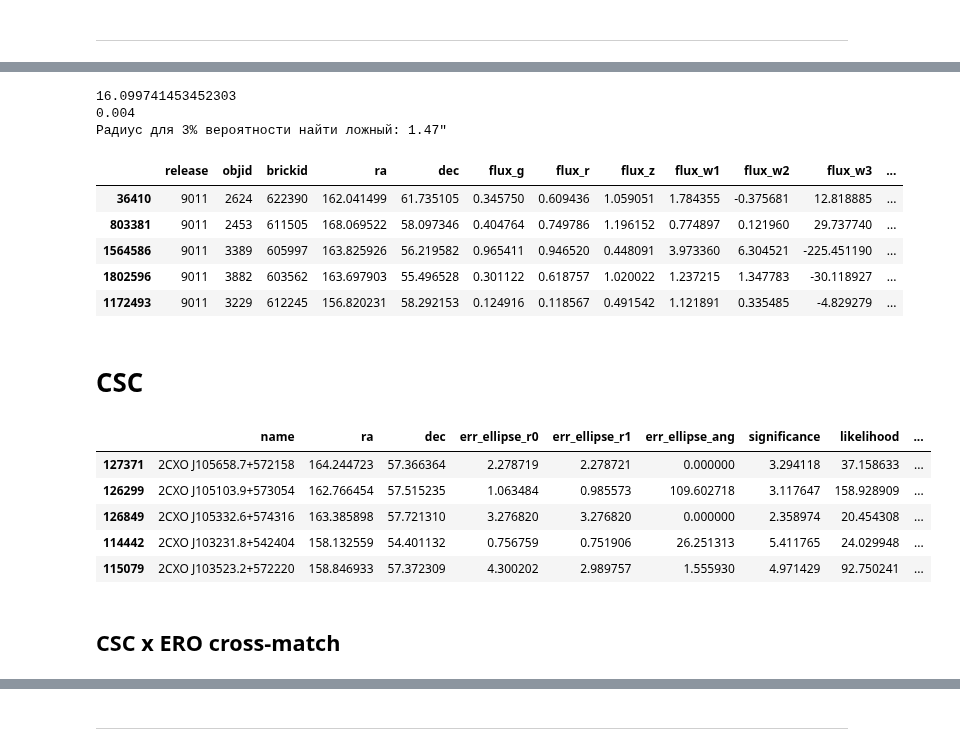
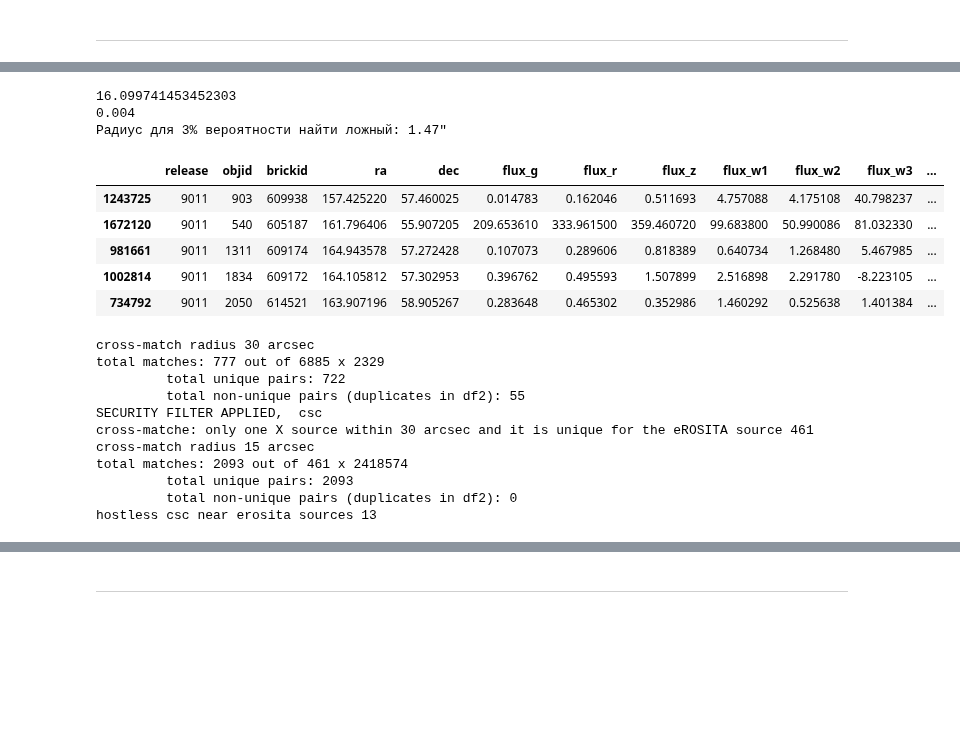
Before and after one commit to SergeiDBykov/lockman_hole, a Jupyter notebook: 2_desi-validation-catalog/2_validation-hostless.ipynb, the cells around one changed output, grey strips where cells are left out. Saved outputs shown, nothing was run; the diff lists cells and outputs as text; code cells hidden in the pictures; blank space fills up the shorter version.

```diff
--- a/2_desi-validation-catalog/2_validation-hostless.ipynb
+++ b/2_desi-validation-catalog/2_validation-hostless.ipynb
@@ -25,6 +34,7 @@ matplotlib settings set
 ***
 # %%
 ero_df = pd.read_pickle(data_path+'ERO_lhpv_03_23_sd01_a15_g14.pkl')
+ero_df = ero_df.query('DET_LIKE_0>10')
 ero_df.sample(5)
 # %% [output]
 |  | srcname_fin | RA_fin | DEC_fin | GLON | GLAT | pos_r98 | DET_LIKE_0 | ML_FLUX_0 | ML_FLUX_ERR_0 | ... |
@@ -49,50 +59,82 @@ def fsource_r(rho: float, f_thresh: float) -> float:
     """
     The function calculates the radius which corresponds to the probability `f_thresh`
     to FIND one or more false sources.
 
     Args:
         rho (float): the density of the false sources (in arcmin^{-2}).
         f_thresh (float): probability to FIND one or more false sources.
 
     Returns:
         float: radius (in arcsec).
     """
 
     rho = rho / 3600 # arcmin^{-2} -> arcsec^{-2}
     pf_r = np.sqrt(-1 / (rho * np.pi) * np.log(1 - f_thresh))
 
     return pf_r
 
 
+def find_secure_hostless(erosita, x_ray, desi, x_ray_name):
+
+    ero_x_orig = cross_match_data_frames(erosita, x_ray,
+    'RA_fin', 'DEC_fin', 'ra', 'dec', match_radius = 30, df_prefix = x_ray_name)
+
+    ero_x = ero_x_orig.query(f"{x_ray_name}_n_near==1 & {x_ray_name}_n_matches==1")
+
+    ero_x = ero_x.query(f"{x_ray_name}_secure==True")
+    print('SECURITY FILTER APPLIED, ', x_ray_name)
+    print('cross-matche: only one X source within 30 arcsec and it is unique for the eROSITA source', ero_x.shape[0])
+    assert len(ero_x) == ero_x[f'{x_ray_name}_name'].nunique()
+
+    x_desi_all = cross_match_data_frames(ero_x, desi, colname_ra1 = f'{x_ray_name}_ra',colname_dec1 = f'{x_ray_name}_dec' , colname_ra2 = 'ra', colname_dec2=  'dec', match_radius = 15, df_prefix = 'desi')
+
+
+    x_desi_closest = (x_desi_all
+        .loc[x_desi_all.groupby(f'{x_ray_name}_name')['desi_sep'].idxmin()]
+        )
+
+    x_hostless = x_desi_closest.query(f"desi_sep>2*{x_ray_name}_r_98 & desi_sep>2*r_false")
+
+    print(f'hostless {x_ray_name} near erosita sources', x_hostless.shape[0])
+
+
+
+    return x_hostless
+
+
+
 
 
 r_false = fsource_r(false_dens_arcmin, FALSE_PROB)
+print(f'Радиус для {FALSE_PROB:.0%} вероятности найти ложный: {r_false:.2f}"')
+ero_df['r_false'] = r_false
 
-print(f'Радиус для {FALSE_PROB:.0%} вероятности найти ложный: {r_false:.2f}"')
 
 desi = pd.read_pickle(data_path+'desi_lh.gz_pkl', compression='gzip')
 desi.sample(5)
 # %% [output]
 16.099741453452303
 0.004
 Радиус для 3% вероятности найти ложный: 1.47"
 |  | release | objid | brickid | ra | dec | flux_g | flux_r | flux_z | flux_w1 | flux_w2 | flux_w3 | ... |
-| 36410 | 9011 | 2624 | 622390 | 162.041499 | 61.735105 | 0.345750 | 0.609436 | 1.059051 | 1.784355 | -0.375681 | 12.818885 | ... |
-| 803381 | 9011 | 2453 | 611505 | 168.069522 | 58.097346 | 0.404764 | 0.749786 | 1.196152 | 0.774897 | 0.121960 | 29.737740 | ... |
-| 1564586 | 9011 | 3389 | 605997 | 163.825926 | 56.219582 | 0.965411 | 0.946520 | 0.448091 | 3.973360 | 6.304521 | -225.451190 | ... |
-| 1802596 | 9011 | 3882 | 603562 | 163.697903 | 55.496528 | 0.301122 | 0.618757 | 1.020022 | 1.237215 | 1.347783 | -30.118927 | ... |
-| 1172493 | 9011 | 3229 | 612245 | 156.820231 | 58.292153 | 0.124916 | 0.118567 | 0.491542 | 1.121891 | 0.335485 | -4.829279 | ... |
+| 1243725 | 9011 | 903 | 609938 | 157.425220 | 57.460025 | 0.014783 | 0.162046 | 0.511693 | 4.757088 | 4.175108 | 40.798237 | ... |
+| 1672120 | 9011 | 540 | 605187 | 161.796406 | 55.907205 | 209.653610 | 333.961500 | 359.460720 | 99.683800 | 50.990086 | 81.032330 | ... |
+| 981661 | 9011 | 1311 | 609174 | 164.943578 | 57.272428 | 0.107073 | 0.289606 | 0.818389 | 0.640734 | 1.268480 | 5.467985 | ... |
+| 1002814 | 9011 | 1834 | 609172 | 164.105812 | 57.302953 | 0.396762 | 0.495593 | 1.507899 | 2.516898 | 2.291780 | -8.223105 | ... |
+| 734792 | 9011 | 2050 | 614521 | 163.907196 | 58.905267 | 0.283648 | 0.465302 | 0.352986 | 1.460292 | 0.525638 | 1.401384 | ... |
-# %% [markdown]
-# CSC
 # %%
 csc_df = pd.read_pickle(data_path+'csc_all_lh.pkl')
-csc_df.sample(5)
+csc_desi = find_secure_hostless(ero_df, csc_df, desi, 'csc')
+csc_desi['csc_ero_flux_ratio'] = csc_desi['csc_flux_05_2'] / csc_desi['flux_05-20']
 # %% [output]
-|  | name | ra | dec | err_ellipse_r0 | err_ellipse_r1 | err_ellipse_ang | significance | likelihood | ... |
-| 127371 | 2CXO J105658.7+572158 | 164.244723 | 57.366364 | 2.278719 | 2.278721 | 0.000000 | 3.294118 | 37.158633 | ... |
-| 126299 | 2CXO J105103.9+573054 | 162.766454 | 57.515235 | 1.063484 | 0.985573 | 109.602718 | 3.117647 | 158.928909 | ... |
-| 126849 | 2CXO J105332.6+574316 | 163.385898 | 57.721310 | 3.276820 | 3.276820 | 0.000000 | 2.358974 | 20.454308 | ... |
-| 114442 | 2CXO J103231.8+542404 | 158.132559 | 54.401132 | 0.756759 | 0.751906 | 26.251313 | 5.411765 | 24.029948 | ... |
-| 115079 | 2CXO J103523.2+572220 | 158.846933 | 57.372309 | 4.300202 | 2.989757 | 1.555930 | 4.971429 | 92.750241 | ... |
+cross-match radius 30 arcsec
+total matches: 777 out of 6885 x 2329
+         total unique pairs: 722
+         total non-unique pairs (duplicates in df2): 55
+SECURITY FILTER APPLIED,  csc
+cross-matche: only one X source within 30 arcsec and it is unique for the eROSITA source 461
+cross-match radius 15 arcsec
+total matches: 2093 out of 461 x 2418574
+         total unique pairs: 2093
+         total non-unique pairs (duplicates in df2): 0
+hostless csc near erosita sources 13
-# %% [markdown]
-## CSC x ERO cross-match
```
Also changed, not shown: parts of 23 cells of this notebook, 27 other files.
